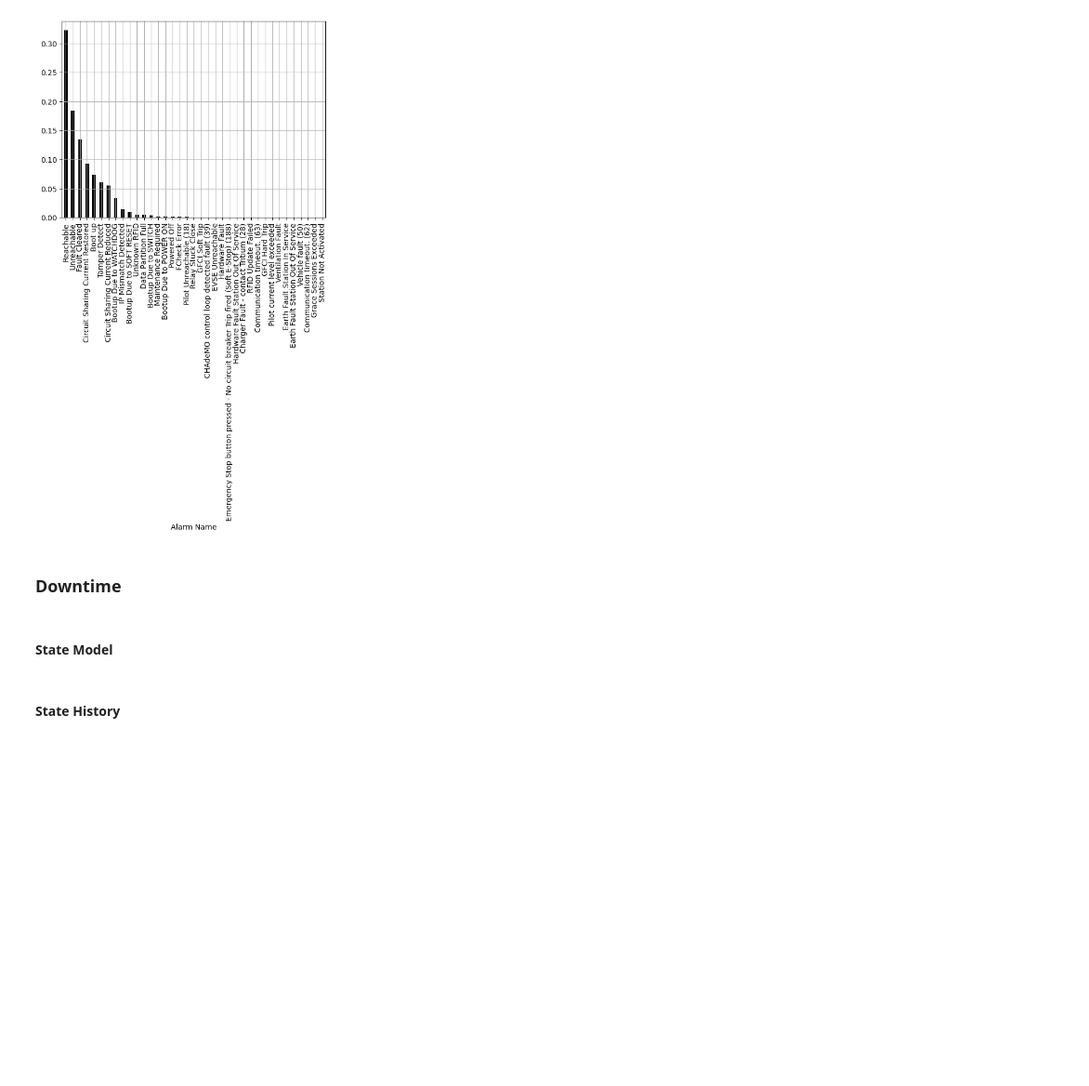
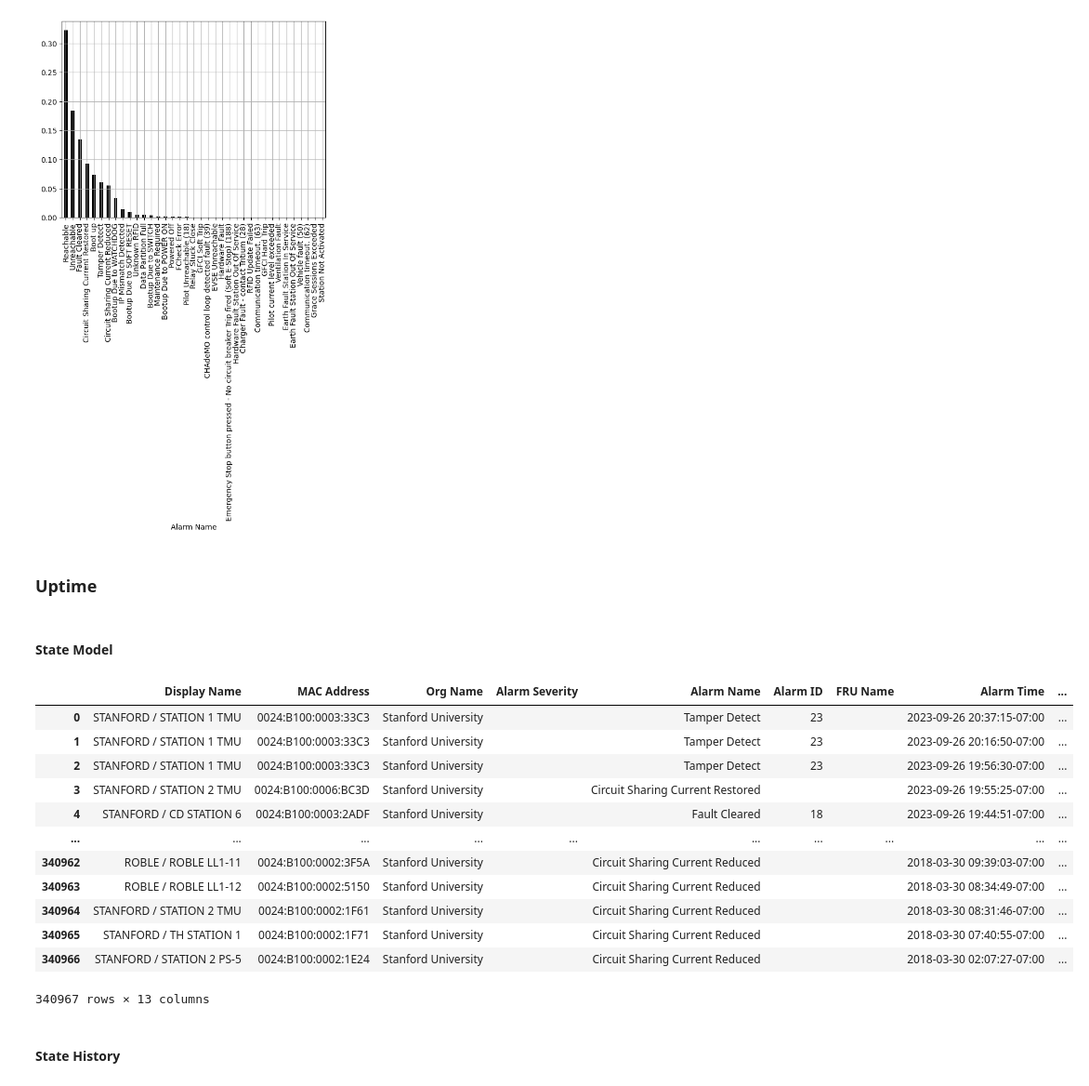
Before and after one commit to b-dagostino/charger-reliability, a Jupyter notebook: notebooks/bdag.ipynb, the cells around one changed output. Shown: that part at 93% size. Drawn from its saved outputs; the diff is of its cells as text; code cells hidden in the pictures; blank space fills up the shorter version.

```diff
--- a/notebooks/bdag.ipynb
+++ b/notebooks/bdag.ipynb
@@ -199,7 +200,7 @@ Vehicle fault (50)
 Ventilation Fault
 [figure]
 # %% [markdown]
-### **Downtime**
+### **Uptime**
 # %% [markdown]
 #### **State Model**
 # %%
@@ -228,6 +229,22 @@ def calculate_state_from_alarms(alarms):
     return state_alarms
 
 state_alarms = calculate_state_from_alarms(alarms)
+# %%
+state_alarms
+# %% [output]
+|  | Display Name | MAC Address | Org Name | Alarm Severity | Alarm Name | Alarm ID | FRU Name | Alarm Time | ... |
+| 0 | STANFORD / STATION 1 TMU | 0024:B100:0003:33C3 | Stanford University |  | Tamper Detect | 23 |  | 2023-09-26 20:37:15-07:00 | ... |
+| 1 | STANFORD / STATION 1 TMU | 0024:B100:0003:33C3 | Stanford University |  | Tamper Detect | 23 |  | 2023-09-26 20:16:50-07:00 | ... |
+| 2 | STANFORD / STATION 1 TMU | 0024:B100:0003:33C3 | Stanford University |  | Tamper Detect | 23 |  | 2023-09-26 19:56:30-07:00 | ... |
+| 3 | STANFORD / STATION 2 TMU | 0024:B100:0006:BC3D | Stanford University |  | Circuit Sharing Current Restored |  |  | 2023-09-26 19:55:25-07:00 | ... |
+| 4 | STANFORD / CD STATION 6 | 0024:B100:0003:2ADF | Stanford University |  | Fault Cleared | 18 |  | 2023-09-26 19:44:51-07:00 | ... |
+| ... | ... | ... | ... | ... | ... | ... | ... | ... | ... |
+| 340962 | ROBLE / ROBLE LL1-11 | 0024:B100:0002:3F5A | Stanford University |  | Circuit Sharing Current Reduced |  |  | 2018-03-30 09:39:03-07:00 | ... |
+| 340963 | ROBLE / ROBLE LL1-12 | 0024:B100:0002:5150 | Stanford University |  | Circuit Sharing Current Reduced |  |  | 2018-03-30 08:34:49-07:00 | ... |
+| 340964 | STANFORD / STATION 2 TMU | 0024:B100:0002:1F61 | Stanford University |  | Circuit Sharing Current Reduced |  |  | 2018-03-30 08:31:46-07:00 | ... |
+| 340965 | STANFORD / TH STATION 1 | 0024:B100:0002:1F71 | Stanford University |  | Circuit Sharing Current Reduced |  |  | 2018-03-30 07:40:55-07:00 | ... |
+| 340966 | STANFORD / STATION 2 PS-5 | 0024:B100:0002:1E24 | Stanford University |  | Circuit Sharing Current Reduced |  |  | 2018-03-30 02:07:27-07:00 | ... |
+340967 rows × 13 columns
 # %% [markdown]
 #### **State History**
 # %%
```
Also changed, not shown: parts of 10 cells of this notebook, 1 other file.
